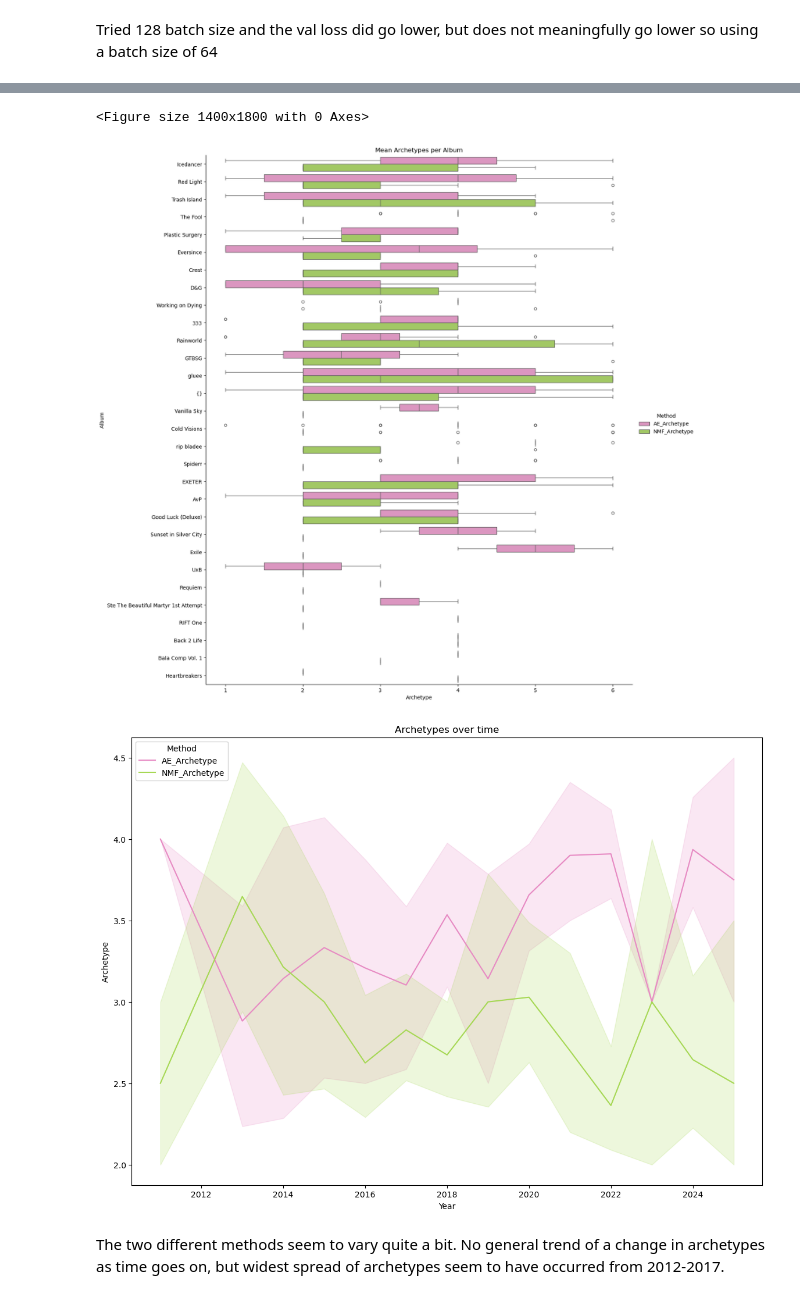
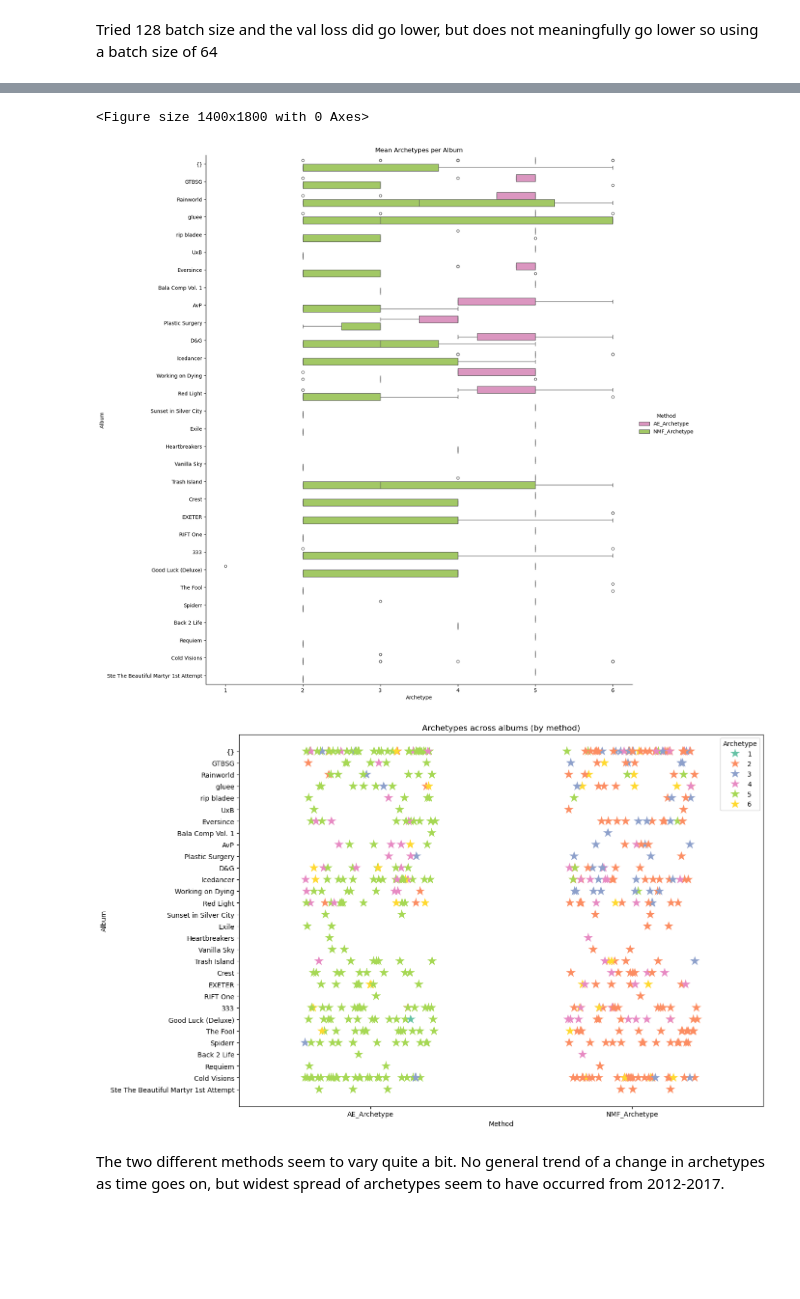
Before and after one commit to giaari15/bladee_personas, a Jupyter notebook: lyrics.ipynb, the cells around one changed output, grey strips where cells are left out. Saved outputs shown, nothing was run; the diff lists cells and outputs as text; code cells hidden in the pictures; blank space fills up the shorter version.

```diff
--- a/lyrics.ipynb
+++ b/lyrics.ipynb
@@ -562,0 +578,8 @@ Text(0.5, 1.0, 'Archetypes by album over time (Year)')
+# %%
+ae_sorted = ae_df.sort_values(by="Release Date")
+ae_sorted['AE_Archetype'] = ae_sorted['AE_Archetype'].astype('category')
+
+plt.figure(figsize=(16, 10))
+ax = sns.catplot(data=ae_sorted, x="AE_Archetype", y="Album",
+                 aspect=2, marker='*', s=200, alpha=0.5, jitter=0.2)
+plt.title("Archetypes by album (albums ordered by release date)")
@@ -571,7 +601,7 @@ Text(0.5, 1.0, 'Archetypes over time (Featured Artists)')
 # %%
 # reset index and makign song_id a column
-ae_df['song_id'] = ae_df.index
-ae_df.reset_index(drop=True, inplace=True)
-ae_df
+ae_sorted['song_id'] = ae_sorted.index
+ae_sorted.reset_index(drop=True, inplace=True)
+ae_sorted
 # %% [output]
 |  | Title | Artist Names | Album | Release Date | NMF_Archetype | Year | Month | AE_Archetype | song_id |
@@ -589,13 +619,13 @@ ae_df
 273 rows × 9 columns
 # %%
 # Comparing NMF and AE
-merged_df = ae_df.melt(
+merged_df = ae_sorted.melt(
     id_vars = ['Title', 'Artist Names', 'Album', 'Release Date','Year','Month', 'song_id'],
     value_vars=['AE_Archetype', 'NMF_Archetype'],
     var_name='Method',
     value_name='Archetype')
 
-merged_df = merged_df.sort_values(by="song_id")
+#merged_df = merged_df.sort_values(by="song_id")
 merged_df
 # %% [output]
 |  | Title | Artist Names | Album | Release Date | Year | Month | song_id | Method | Archetype |
@@ -620,14 +650,15 @@ plt.savefig('boxcomaprison_byalbum.png')
 plt.show()
 # %% [output]
 <Figure size 1400x1800 with 0 Axes>
-[figure, old version]
+[figure, new version]
 # %%
 plt.figure(figsize=(14,10))
-p2 = sns.lineplot(data=merged_df, x="Year", y="Archetype", hue='Method', palette=pal)
-plt.title("Archetypes over time")
+sns.stripplot(data=merged_df, x="Method", y="Album", hue='Archetype',
+                   palette='Set2', jitter=0.25, marker='*', s=15)
+plt.title("Archetypes across albums (by method)")
 plt.show()
 # %% [output]
-[figure, old version]
+[figure, new version]
 # %% [markdown]
 The two different methods seem to vary quite a bit. No general trend of a change in archetypes as time goes on, but widest spread of archetypes seem to have occurred from 2012-2017.
 # %% [markdown]
```
Also changed, not shown: parts of 22 cells of this notebook, 2 other files.
